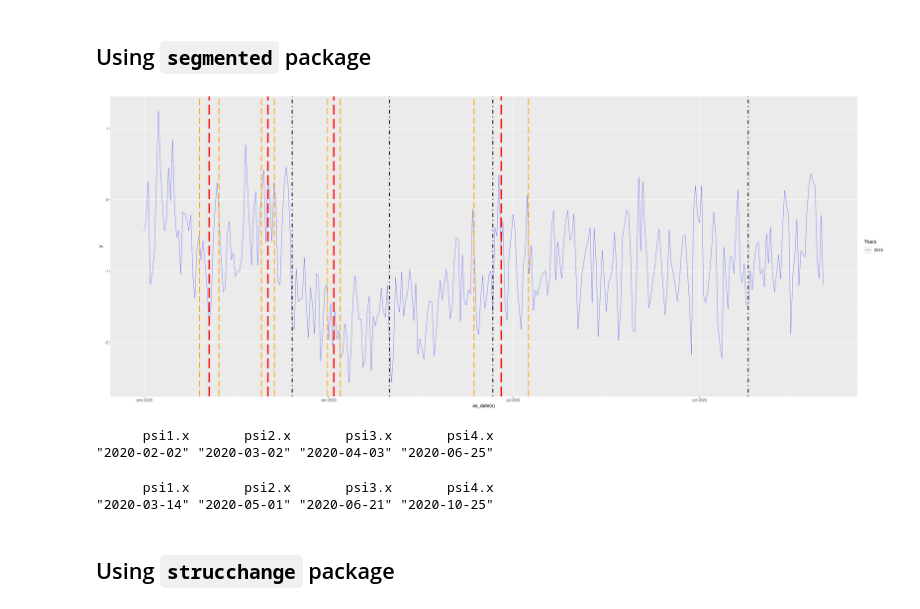
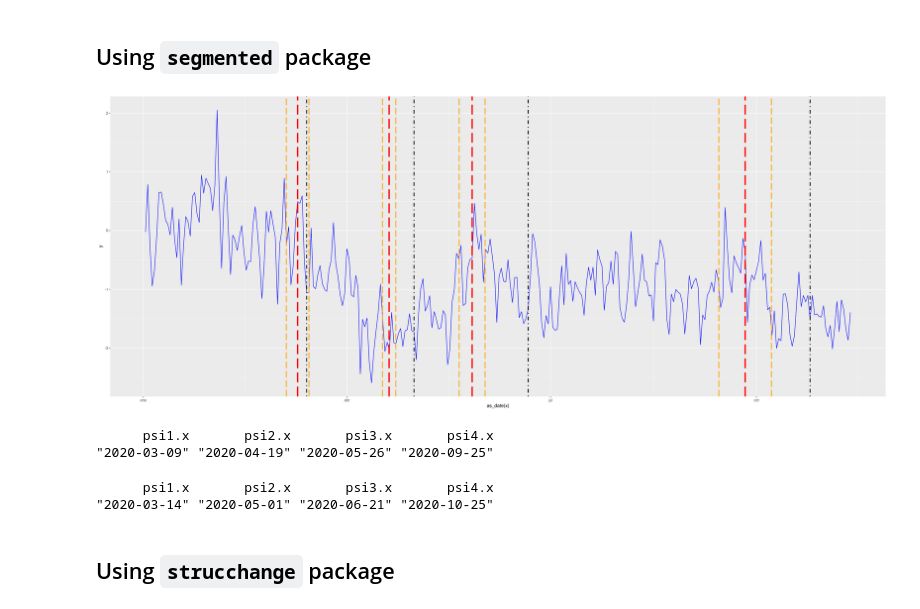
Before and after one commit to Jaimedgp/AirQualityCOVID, a Jupyter notebook: notebooks/Analysis/lm/seasonal.ipynb, the cells around one changed output. Drawn from its saved outputs; the diff is of its cells as text; code cells hidden in the pictures.

```diff
--- a/notebooks/Analysis/lm/seasonal.ipynb
+++ b/notebooks/Analysis/lm/seasonal.ipynb
@@ -39,12 +39,13 @@ periods <- list(
 # %% [markdown]
 ## Load Data
 # %%
-aq <- data_AQ[data_AQ$site == "es0118a", ] %>%
-            filter(variable == "no2") %>%
+aq <- data_AQ %>%
+            filter(site == "es1580a",
+                   variable == "no2") %>%
             timeAverage(avg.time = "day", type="variable")
 aq$date <- as_date(aq$date)
 
-mto <- data_Mto[data_Mto$site == "es0118a", ]
+mto <- data_Mto[data_Mto$site == "es1580a", ]
 
 df <- merge(aq, mto,
               by = "date", all.x=T) %>%
@@ -53,4 +54,3 @@ df <- merge(aq, mto,
 
 rm(data_AQ)
 rm(data_Mto)
-head(df)
@@ -68,6 +58,6 @@ A data.frame: 6 × 14
 train <-  which(df$date < ymd("2020-01-01"))
 # %%
 df.data <- df %>%
-        select(-date) %>% scale() %>%
-        data.frame()
+        select(-date, -variable) %>%
+        scale() %>% data.frame()
 time <- df$date
@@ -81,5 +69,6 @@ anly.data <- df.data
 fit.th <- lm(value ~., data = anly.data, subset=train)
 # %%
 test <- which(df$date > ymd("2020-01-01"))
-y.th <- predict(fit.th, newdata = anly.data[test,])
+y.th <- predict(fit.th, newdata = anly.data[test,],
+                interval="confidence", level = 0.95)
 # %%
@@ -125,45 +100,42 @@ ratio of variances
 # %%
 suppressMessages(library(segmented))
 
-var <- data.frame(y = (anly.data$value[-train] - y.th[-train] ),
-                  x = as.numeric(time[-train]))
+var <- data.frame(y = (anly.data$value[test] - y.th[, 1] ),
+                  x = as.numeric(time[test]))
 
 my.seg.1 <- segmented(lm(y ~ x, data=var),
                       seg.Z = ~ x,
-                      psi = list(x = periods)
+                      psi = unlist(periods)
                      )
 # %%
 plot <- ggplot(data=var, aes(x=as_date(x)))+
-    scale_color_manual(name = "Years",
-                       values = c("2019" = "blue"))
-
-plot <- plot + geom_line(aes(y=y, color="2019"), size=0.2)
+    geom_line(aes(y=y), color="blue", size=0.5)
 
 if (length(my.seg.1$psi) != 0) {
     for (k in 1:(nrow(my.seg.1$psi))) {
         plot <- plot + geom_vline(xintercept = my.seg.1$psi[k,"Est."],
                                   linetype=5, color = "red", size=1.5)
         plot <- plot + geom_vline(xintercept = my.seg.1$psi[k,"Est."] - my.seg.1$psi[k,"St.Err"],
                                   linetype=5, color = "orange", size=1)
         plot <- plot + geom_vline(xintercept = my.seg.1$psi[k,"Est."] + my.seg.1$psi[k,"St.Err"],
                                   linetype=5, color = "orange", size=1)
     }
 }
 
 for (k in 1:(length(periods))) {
     plot <- plot + geom_vline(xintercept = as.numeric(periods[k]),
                               linetype=4, color = "black", size=1)
 }
 
 plot
 # %% [output]
-[figure, old version]
+[figure, new version]
 # %%
 as_date(my.seg.1$psi[, "Est."])
 as_date(my.seg.1$psi[, "Initial"])
 # %% [output]
       psi1.x       psi2.x       psi3.x       psi4.x
-"2020-02-02" "2020-03-02" "2020-04-03" "2020-06-25"
+"2020-03-09" "2020-04-19" "2020-05-26" "2020-09-25"
       psi1.x       psi2.x       psi3.x       psi4.x
 "2020-03-14" "2020-05-01" "2020-06-21" "2020-10-25"
 # %% [markdown]
```
Also changed, not shown: parts of 14 cells of this notebook, 2 other files.
